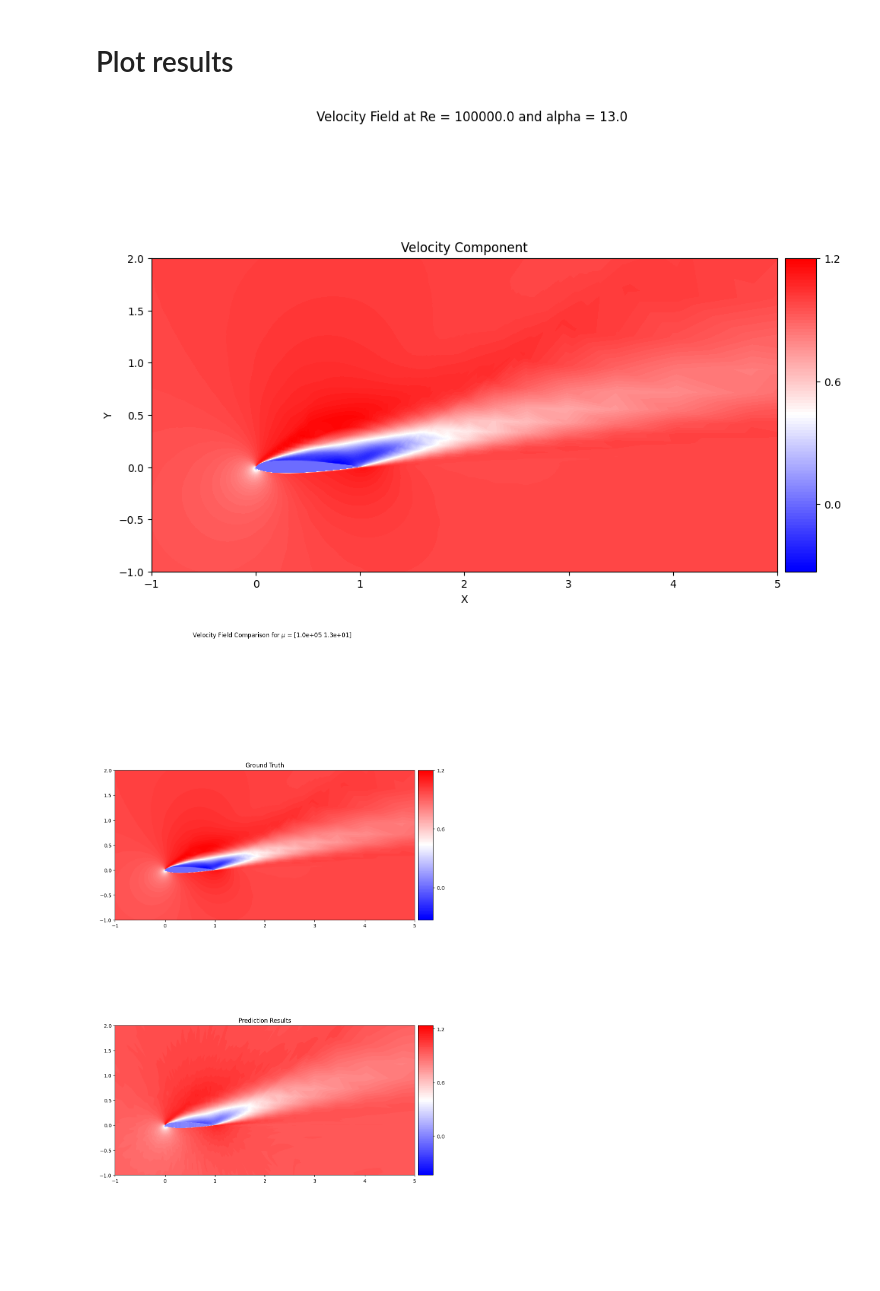
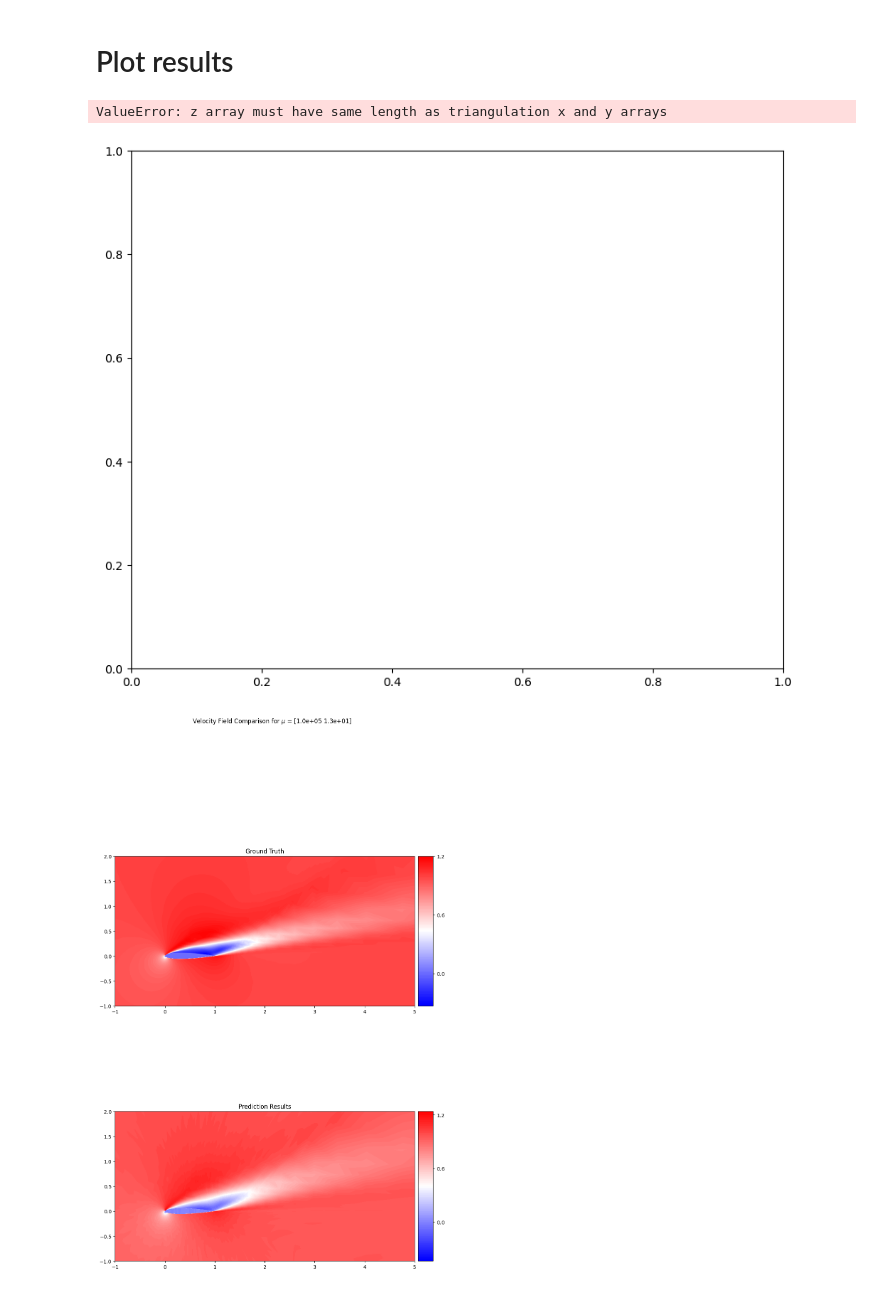
Before and after one commit to Arviano-Yuono/GAE-ROM, a Jupyter notebook: RANS_training.ipynb, the cells around one changed output. Cells and saved outputs as stored; diff of their text form; code cells hidden in the pictures; blank space fills up the shorter version.

```diff
--- a/RANS_training.ipynb
+++ b/RANS_training.ipynb
@@ -34,11 +34,11 @@ val_loader = DataLoader(dataset=val_dataset,
                         shuffle=False,
                         num_workers=config['training']['num_workers'])
 
-mu1 = np.array([10e4, 15e4, 20e4, 25e4, 30e4, 35e4, 40e4, 45e4, 50e4, 55e4, 60e4, 65e4, 70e4, 75e4, 80e4, 85e4, 90e4, 95e4, 100e4])
-mu2 = np.array([0, 1, 2, 3, 4, 5, 6, 7, 8, 9, 10, 11, 12, 13, 14, 15, 16, 17, 18, 19, 20])
-mu_space = [mu1, mu2]
-params = torch.tensor(np.array(list(product(*mu_space))))
-params = params.to(device)
+# mu1 = np.array([10e4, 15e4, 20e4, 25e4, 30e4, 35e4, 40e4, 45e4, 50e4, 55e4, 60e4, 65e4, 70e4, 75e4, 80e4, 85e4, 90e4, 95e4, 100e4])
+# mu2 = np.array([0, 1, 2, 3, 4, 5, 6, 7, 8, 9, 10, 11, 12, 13, 14, 15, 16, 17, 18, 19, 20])
+# mu_space = [mu1, mu2]
+# params = torch.tensor(np.array(list(product(*mu_space))))
+# params = params.to(device)
 
 num_graphs = train_dataset.num_graphs
-model = GAE(config, num_graphs).to(device)
+model = GAE(config, num_graphs, device).to(device)
@@ -144,12 +210,12 @@ train_dataset = GraphDatasetPaper(config = config['config'], split = 'train')
 val_dataset = GraphDatasetPaper(config = config['config'], split = 'val')
 device = get_device()
 
-mu1 = np.array([10e4, 15e4, 20e4, 25e4, 30e4, 35e4, 40e4, 45e4, 50e4, 55e4, 60e4, 65e4, 70e4, 75e4, 80e4, 85e4, 90e4, 95e4, 100e4])
-mu2 = np.array([0, 1, 2, 3, 4, 5, 6, 7, 8, 9, 10, 11, 12, 13, 14, 15, 16, 17, 18, 19, 20])
-mu_space = [mu1, mu2]
-params = torch.tensor(np.array(list(product(*mu_space))))
-params = params.to(device)
+# mu1 = np.array([10e4, 15e4, 20e4, 25e4, 30e4, 35e4, 40e4, 45e4, 50e4, 55e4, 60e4, 65e4, 70e4, 75e4, 80e4, 85e4, 90e4, 95e4, 100e4])
+# mu2 = np.array([0, 1, 2, 3, 4, 5, 6, 7, 8, 9, 10, 11, 12, 13, 14, 15, 16, 17, 18, 19, 20])
+# mu_space = [mu1, mu2]
+# params = torch.tensor(np.array(list(product(*mu_space))))
+# params = params.to(device)
 
-model = load_model("artifacts/GMM_best_model.pth", config=config, num_graphs=val_dataset.num_graphs)
-model = model.to(device)
+# model = load_model("artifacts/GMM_best_model.pth", config=config, num_graphs=val_dataset.num_graphs)
+# model = model.to(device)
 plot = Plot(train_dataset=train_dataset, val_dataset=val_dataset, model=model)
@@ -156,17 +266,21 @@ plot = Plot(train_dataset=train_dataset, val_dataset=val_dataset, model=model)
 # %%
 index = 10
 
-test_plot_data = val_dataset[index].to(device)
+test_plot_data = val_dataset[index]
 val_trajectories = val_dataset.file_index[index]
-test_param = params[val_trajectories].to(device)
+test_param = val_dataset[val_trajectories].params.to(device)
+test_plot_data = test_plot_data.to(device)
 
-estimated_x, latent_variables, estimated_latent_variables = model(test_plot_data, test_param)
+estimated_x, latent_variables, estimated_latent_variables = model(test_plot_data)
+predicted = test_plot_data.clone()
+predicted.x = estimated_x
 estimated_x = estimated_x.detach().cpu().numpy()
-params_detached = params.detach().cpu().numpy()
+params_detached = test_param.detach().cpu().numpy()
 
 plot.plot_velocity_field(data=test_plot_data, title=f"Velocity Field at Re = {test_param[0]} and alpha = {test_param[1]}", save=False, xlim=[-1, 5], ylim=[-1, 2], colormap='bwr')
 # %% [output]
+ValueError: z array must have same length as triangulation x and y arrays
-[figure, old version]
+[figure, new version]
 # %%
 plot.plot_comparison_fields(SNAP = index, device = device, dataset = val_dataset, params = test_param, grid="vertical", colormap='bwr', xlim=[-1, 5], ylim=[-1, 2])
 # %% [output]
```
Also changed, not shown: parts of 13 cells of this notebook, 22 other files.
